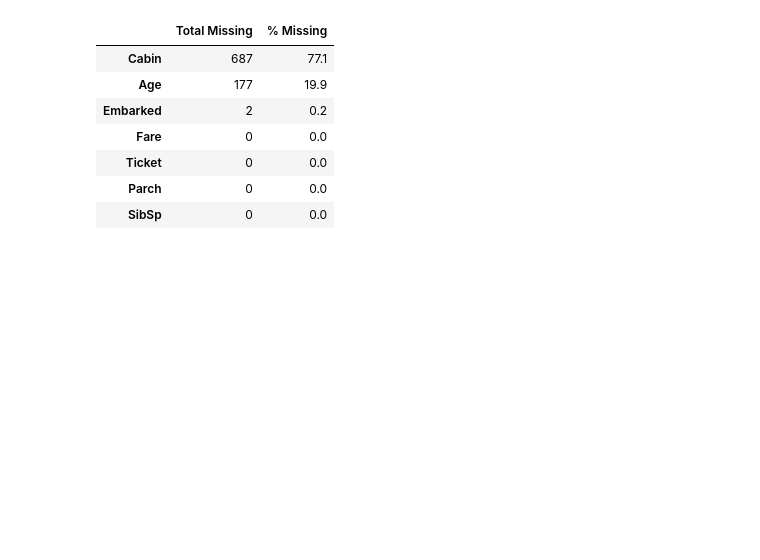
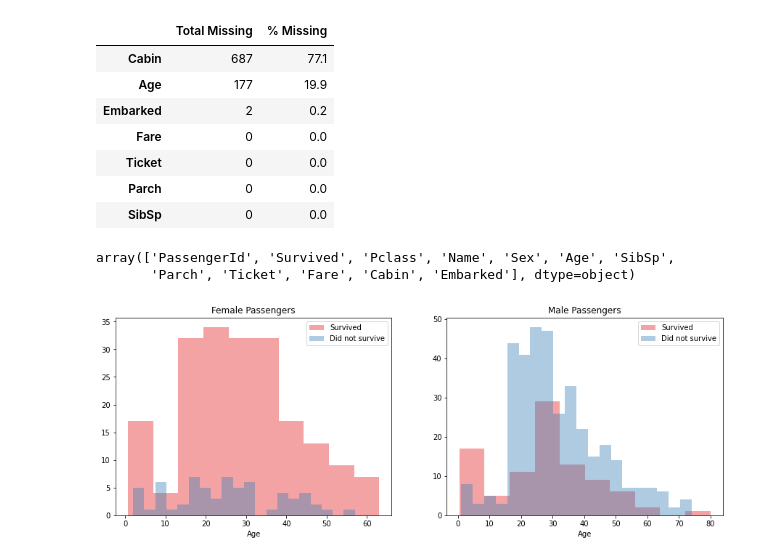
Before and after one commit to QAtester-MM/-----------------------------, a Jupyter notebook: Applied_Predictive_Modeling.ipynb, the cells around one changed output. Cells and saved outputs as stored; diff of their text form; code cells hidden in the pictures; blank space fills up the shorter version.

```diff
--- a/Applied_Predictive_Modeling.ipynb
+++ b/Applied_Predictive_Modeling.ipynb
@@ -116,3 +117,29 @@ missing_data.head(7)
 | Ticket | 0 | 0.0 |
 | Parch | 0 | 0.0 |
 | SibSp | 0 | 0.0 |
+# %%
+train_df.columns.values
+# %% [output]
+array(['PassengerId', 'Survived', 'Pclass', 'Name', 'Sex', 'Age', 'SibSp',
+       'Parch', 'Ticket', 'Fare', 'Cabin', 'Embarked'], dtype=object)
+# %%
+# a nice pair of histograms to examine the binned ages of the different sexes that did and did not survive
+sns.set_palette("Set1")
+yes = 'Survived'
+no  = 'Did not survive'
+fig, axes = plt.subplots(nrows=1, ncols=2,figsize=(15, 5))
+women = train_df[train_df['Sex']=='female']
+men = train_df[train_df['Sex']=='male']
+# if you want to run this after remapping sex male,female-> 0,1 uncomment these lines
+#women = train_df[train_df['Sex']==1]
+#men = train_df[train_df['Sex']==0]
+ax = sns.distplot(women[women['Survived']==1].Age.dropna(), bins=10, label = yes, ax = axes[0], kde =False)
+ax = sns.distplot(women[women['Survived']==0].Age.dropna(), bins=20, label = no, ax = axes[0], kde =False)
+ax.legend()
+ax.set_title('Female Passengers')
+ax = sns.distplot(men[men['Survived']==1].Age.dropna(), bins=10, label = yes, ax = axes[1], kde = False)
+ax = sns.distplot(men[men['Survived']==0].Age.dropna(), bins=20, label = no, ax = axes[1], kde = False)
+ax.legend()
+_ = ax.set_title('Male Passengers')
+# %% [output]
+[figure, added]
```
Also changed, not shown: parts of 8 cells of this notebook.
